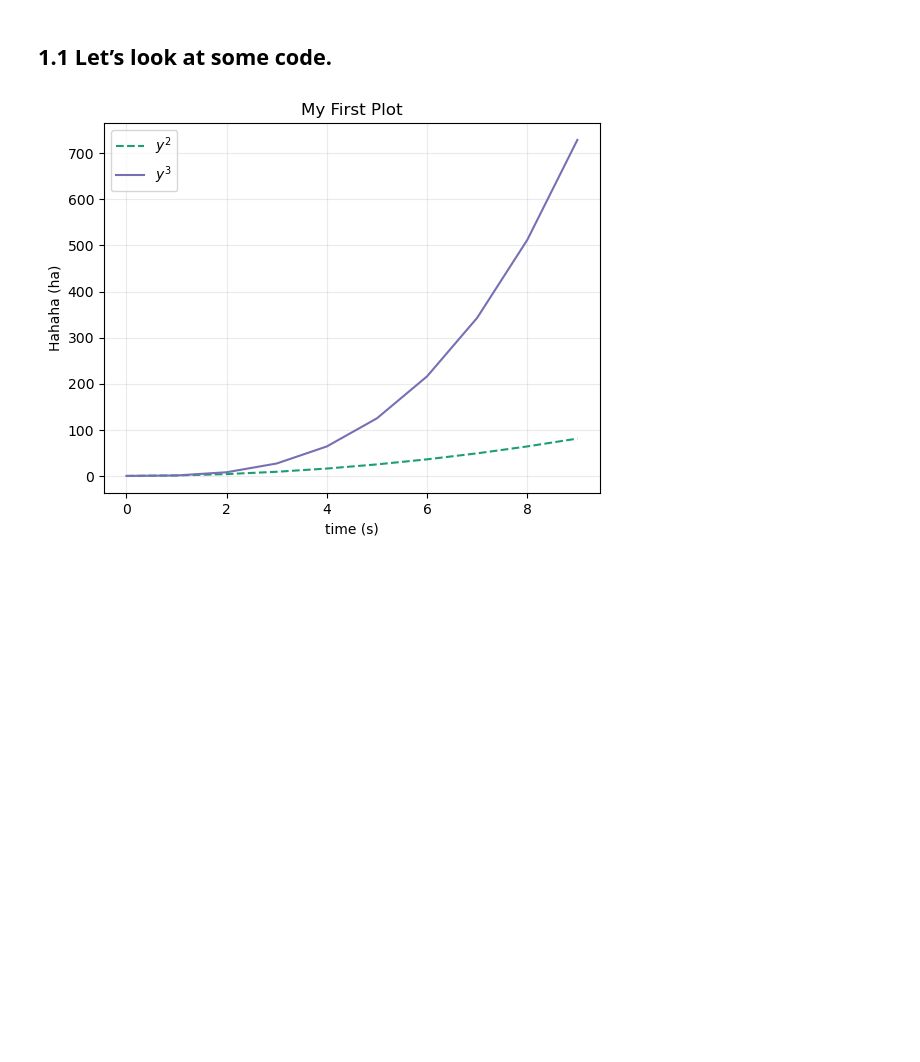
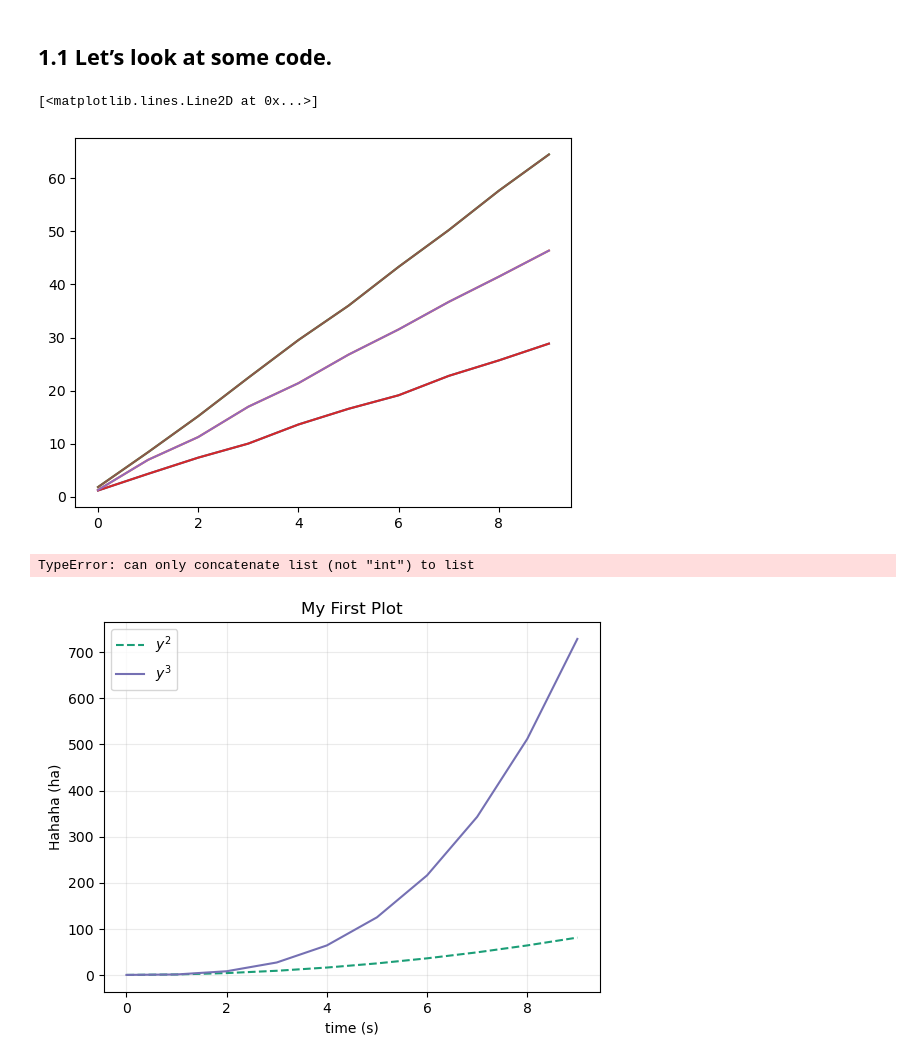
Before and after one commit to SPS-SP2273/learning-portfolio-a-m-y-y-y, a Jupyter notebook: 7.1_plotting/plotting_(need).ipynb, the cells around one changed output. Drawn from its saved outputs; the diff is of its cells as text; code cells hidden in the pictures; blank space fills up the shorter version.

```diff
--- a/7.1_plotting/plotting_(need).ipynb
+++ b/7.1_plotting/plotting_(need).ipynb
@@ -11,0 +13,35 @@ import numpy as np
+# %%
+# y = mx + c but we hard code it
+
+m, c = 3, 1
+x_values1 = [x for x in range(10)]
+y_values1 = [m*x_value + c + random.random() for x_value in x_values1]
+plt.plot(x_values1,y_values1)
+
+m, c = 5, 1
+x_values2 = [x for x in range(10)]
+y_values2 = [m*x_value + c + random.random() for x_value in x_values2]
+plt.plot(x_values2,y_values2)
+
+m, c = 7, 1
+x_values3 = [x for x in range(10)]
+y_values3 = [m*x_value + c + random.random() for x_value in x_values3]
+plt.plot(x_values3,y_values3)
+
+plt.plot(x_values1, y_values1)
+plt.plot(x_values2, y_values2)
+plt.plot(x_values3, y_values3)
+# %% [output]
+[<matplotlib.lines.Line2D at 0x...>]
+[figure, added]
+# %%
+def my_line(m,c):
+    x_values = [x for x in range(10)]
+    y_values = [m*x_values + c + 5*np.random.random() for x_value in x_values]
+    return x_values, y_values
+
+for m in range(5):
+    x,y = my_line(m,9)
+    plt.plot(x,y)
+# %% [output]
+TypeError: can only concatenate list (not "int") to list
```
Also changed, not shown: parts of 2 cells of this notebook, 3 other files.
